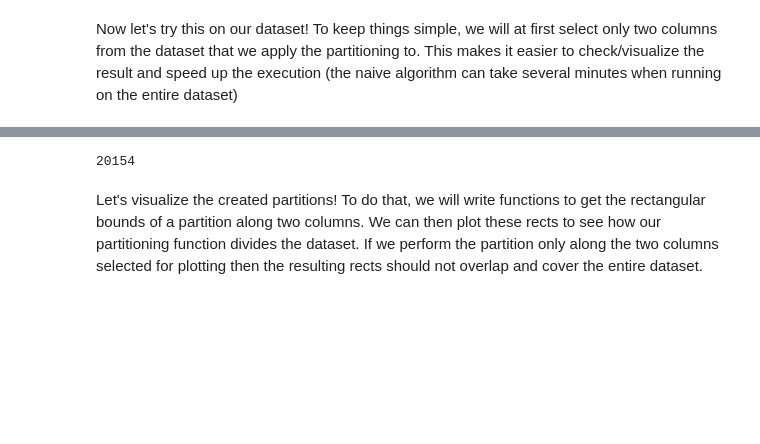
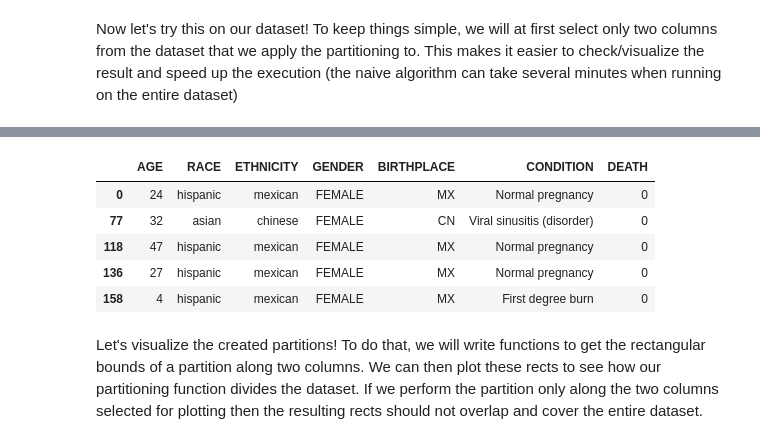
Before and after one commit to asha172/K-Anonymity, a Jupyter notebook: eval/k-Anonymity.ipynb, the cells around one changed output, grey strips where cells are left out. Drawn from its saved outputs; the diff is of its cells as text; code cells hidden in the pictures; blank space fills up the shorter version.

```diff
--- a/eval/k-Anonymity.ipynb
+++ b/eval/k-Anonymity.ipynb
@@ -185,8 +242,16 @@ finished_partitions = partition_dataset(df, feature_columns, sensitive_column, f
 # %%
 # we get the number of partitions that were created
-len(finished_partitions)
+# len(finished_partitions)
+# finished_partitions
+
+df.loc[[0, 77, 118, 136, 158]]
 # %% [output]
-20154
+|  | AGE | RACE | ETHNICITY | GENDER | BIRTHPLACE | CONDITION | DEATH |
+| 0 | 24 | hispanic | mexican | FEMALE | MX | Normal pregnancy | 0 |
+| 77 | 32 | asian | chinese | FEMALE | CN | Viral sinusitis (disorder) | 0 |
+| 118 | 47 | hispanic | mexican | FEMALE | MX | Normal pregnancy | 0 |
+| 136 | 27 | hispanic | mexican | FEMALE | MX | Normal pregnancy | 0 |
+| 158 | 4 | hispanic | mexican | FEMALE | MX | First degree burn | 0 |
 # %% [markdown]
 Let's visualize the created partitions! To do that, we will write functions to get the rectangular bounds of a partition along two columns. We can then plot these rects to see how our partitioning function divides the dataset. If we perform the partition only along the two columns selected for plotting then the resulting rects should not overlap and cover the entire dataset.
 # %%
```
Also changed, not shown: parts of 11 cells of this notebook, 7 other files.
